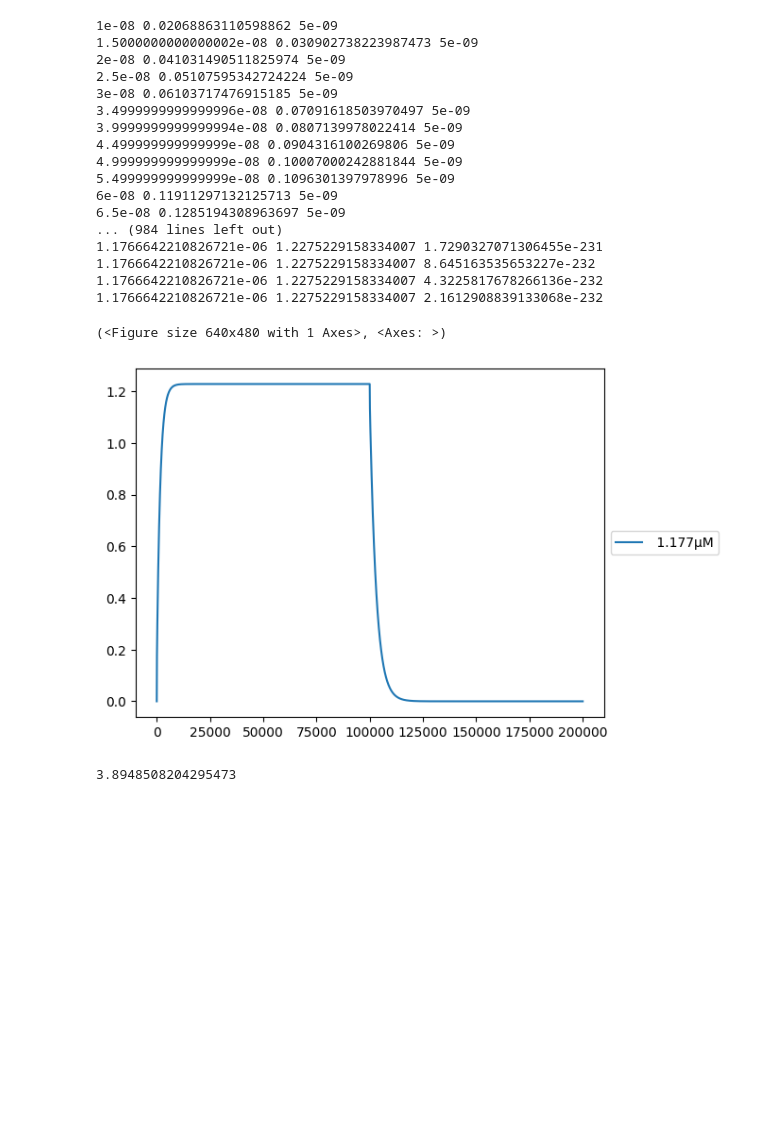
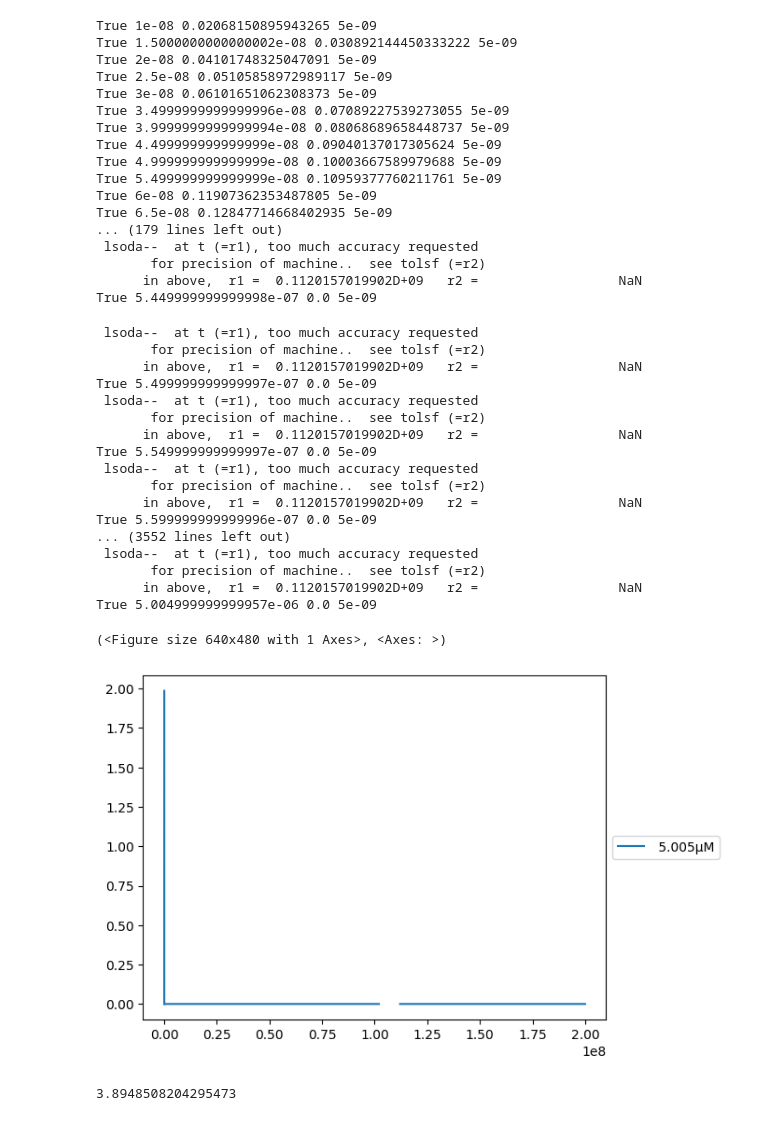
Before and after one commit to mtyras/BLI, a Jupyter notebook: get_Kd_two_state.ipynb, the cells around one changed output. Saved outputs shown, nothing was run; the diff lists cells and outputs as text; code cells hidden in the pictures; blank space fills up the shorter version.

```diff
--- a/get_Kd_two_state.ipynb
+++ b/get_Kd_two_state.ipynb
@@ -5,13 +5,15 @@ import models
 from experiment import *
 # %%
 sim = Exp()
+
 concs = np.geomspace(0.1, 100, 10)
-concs = [c*0.1e-6 for c in concs]
+concs = [c*0.1e-9 for c in concs]
 
 start = 0
-stop = 100000
+stop = 100000000
+num = 10000
 for c in concs:
-    sim.add_dataset(np.linspace(start,stop*2,stop), np.linspace(start,stop*2,stop))
+    sim.add_dataset(np.linspace(start,stop*2,num), np.linspace(start,stop*2,num))
     sim.datasets[-1].add_step(start, stop, c)
     sim.datasets[-1].add_step(stop, stop*2, 0)
 # %%
@@ -51,5 +53,5 @@ sum(ys)/len(ys)
 # %%
-sim.params['ka1'].value =  1355.72800
+sim.params['ka1'].value =  1355.25732
 sim.params['kd1'].value = 	0.02021307
 sim.params['ka2'].value =	0.00477923
 sim.params['kd2'].value =	4.0950e-04
@@ -122,54 +124,68 @@ for ds in sim:
 
 # plt.show()
 # %%
-c=concs[0]
+c=concs[-1]
 t = sim.datasets[0].t<=sim.datasets[0].steps[0].stop
 start = sim.datasets[0].steps[0].start
 stop = sim.datasets[0].steps[0].stop
 diff = c/2
-try:
-    ymax = sim.params['ymax'].value
-except:
-    ymax = sim.params['ymax1'].value+sim.params['ymax2'].value+sim.params['ymax3'].value
+ymax = sim.params['ymax'].value
 
 for i in range(1000):
     temp = Exp()
     temp.model = sim.model
     temp.params = sim.params
-    temp.add_dataset(np.linspace(start,stop*2,stop), np.linspace(start,stop*2,stop))
+    temp.add_dataset(np.linspace(start,stop*2,num), np.linspace(start,stop*2,num))
     temp.datasets[-1].add_step(start, stop, c)
     temp.datasets[-1].add_step(stop, stop*2, 0)
     temp.simulate_response(None, 0, 0)
     y = temp.datasets[0].response[t][-1]
-    print(c, y, diff)
+    print(y<ymax/2, c, y, diff)
 
     if y<ymax/2:
         c=c+diff
     else:
-        c=c-diff/2
-        diff = diff/2
+        c=c-diff
+        diff = diff*0.9
 
 temp.plot()
 # %% [output]
-1e-08 0.02068863110598862 5e-09
-1.5000000000000002e-08 0.030902738223987473 5e-09
-2e-08 0.041031490511825974 5e-09
-2.5e-08 0.05107595342724224 5e-09
-3e-08 0.06103717476915185 5e-09
-3.4999999999999996e-08 0.07091618503970497 5e-09
-3.9999999999999994e-08 0.0807139978022414 5e-09
-4.499999999999999e-08 0.0904316100269806 5e-09
-4.999999999999999e-08 0.10007000242881844 5e-09
-5.499999999999999e-08 0.1096301397978996 5e-09
-6e-08 0.11911297132125713 5e-09
-6.5e-08 0.1285194308963697 5e-09
-... (984 lines left out)
-1.1766642210826721e-06 1.2275229158334007 1.7290327071306455e-231
-1.1766642210826721e-06 1.2275229158334007 8.645163535653227e-232
-1.1766642210826721e-06 1.2275229158334007 4.3225817678266136e-232
-1.1766642210826721e-06 1.2275229158334007 2.1612908839133068e-232
+True 1e-08 0.02068150895943265 5e-09
+True 1.5000000000000002e-08 0.030892144450333222 5e-09
+True 2e-08 0.04101748325047091 5e-09
+True 2.5e-08 0.05105858972989117 5e-09
+True 3e-08 0.06101651062308373 5e-09
+True 3.4999999999999996e-08 0.07089227539273055 5e-09
+True 3.9999999999999994e-08 0.08068689658448737 5e-09
+True 4.499999999999999e-08 0.09040137017305624 5e-09
+True 4.999999999999999e-08 0.10003667589979688 5e-09
+True 5.499999999999999e-08 0.10959377760211761 5e-09
+True 6e-08 0.11907362353487805 5e-09
+True 6.5e-08 0.12847714668402935 5e-09
+... (179 lines left out)
+ lsoda--  at t (=r1), too much accuracy requested
+       for precision of machine..  see tolsf (=r2)
+      in above,  r1 =  0.1120157019902D+09   r2 =                  NaN
+True 5.449999999999998e-07 0.0 5e-09
-(<Figure size 640x480 with 1 Axes>, <Axes: >)
+ lsoda--  at t (=r1), too much accuracy requested
+       for precision of machine..  see tolsf (=r2)
+      in above,  r1 =  0.1120157019902D+09   r2 =                  NaN
+True 5.499999999999997e-07 0.0 5e-09
+ lsoda--  at t (=r1), too much accuracy requested
+       for precision of machine..  see tolsf (=r2)
+      in above,  r1 =  0.1120157019902D+09   r2 =                  NaN
+True 5.549999999999997e-07 0.0 5e-09
+ lsoda--  at t (=r1), too much accuracy requested
+       for precision of machine..  see tolsf (=r2)
+      in above,  r1 =  0.1120157019902D+09   r2 =                  NaN
+True 5.599999999999996e-07 0.0 5e-09
+... (3552 lines left out)
+ lsoda--  at t (=r1), too much accuracy requested
+       for precision of machine..  see tolsf (=r2)
+      in above,  r1 =  0.1120157019902D+09   r2 =                  NaN
+True 5.004999999999957e-06 0.0 5e-09
+(<Figure size 640x480 with 1 Axes>, <Axes: >)
-[figure, old version]
+[figure, new version]
 # %%
 ymax
 # %% [output]
```
Also changed, not shown: parts of 3 cells of this notebook, 1 other file.
